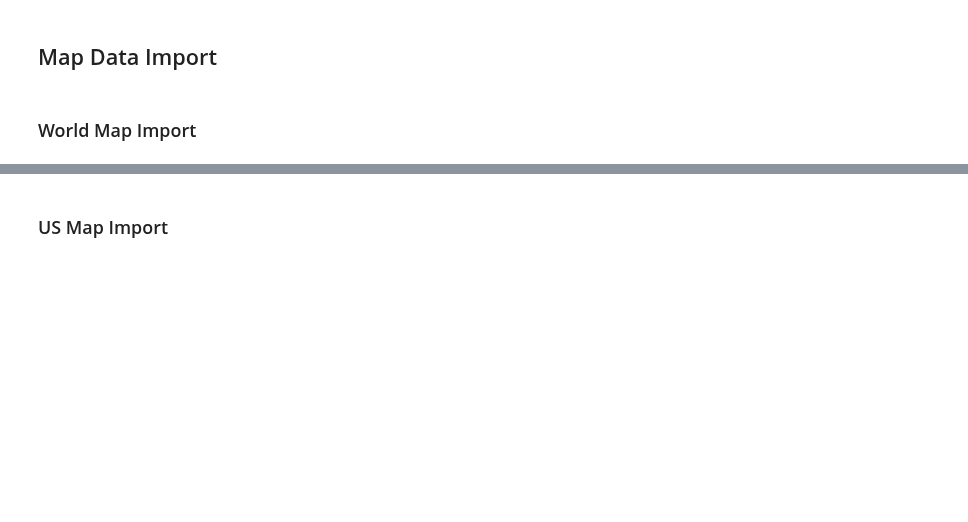
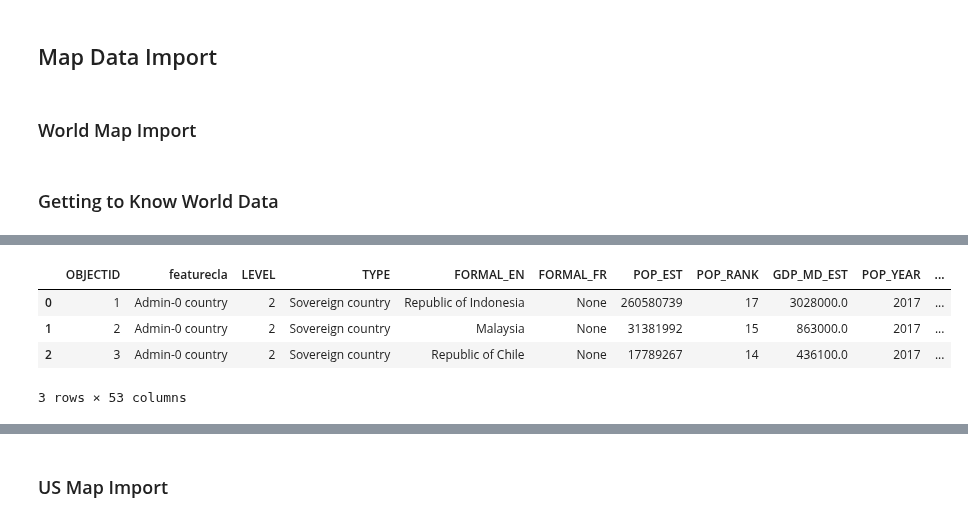
Before and after one commit to ewattudo/gis, a Jupyter notebook: PS2.ipynb, the cells around one changed output, grey strips where cells are left out. Cells and saved outputs as stored; diff of their text form; code cells hidden in the pictures; blank space fills up the shorter version.

Commit message:
I saved a copy, pre-merge.

```diff
--- a/PS2.ipynb
+++ b/PS2.ipynb
@@ -56,3 +56,9 @@ Requirement already satisfied: six>=1.5 in /usr/local/lib/python3.10/dist-packag
 zip_ref = zipfile.ZipFile('Countries.zip', 'r'); zip_ref.extractall(); zip_ref.close() #just unzipping
 # %%
 Countries=gpd.read_file('/content/WB_countries_Admin0_10m/WB_countries_Admin0_10m.shp')
+# %% [markdown]
+### Getting to Know World Data
+# %%
+#I need to familiarize myself with the data for the merge. First I want to see how the country names are displayed, so I can merge based on country name.
+Countries.head(3)
+# %% [output]
@@ -58,0 +66,5 @@ Countries=gpd.read_file('/content/WB_countries_Admin0_10m/WB_countries_Admin0_10
+|  | OBJECTID | featurecla | LEVEL | TYPE | FORMAL_EN | FORMAL_FR | POP_EST | POP_RANK | GDP_MD_EST | POP_YEAR | ... |
+| 0 | 1 | Admin-0 country | 2 | Sovereign country | Republic of Indonesia | None | 260580739 | 17 | 3028000.0 | 2017 | ... |
+| 1 | 2 | Admin-0 country | 2 | Sovereign country | Malaysia | None | 31381992 | 15 | 863000.0 | 2017 | ... |
+| 2 | 3 | Admin-0 country | 2 | Sovereign country | Republic of Chile | None | 17789267 | 14 | 436100.0 | 2017 | ... |
+3 rows × 53 columns
```
Also changed, not shown: parts of 6 cells of this notebook.
